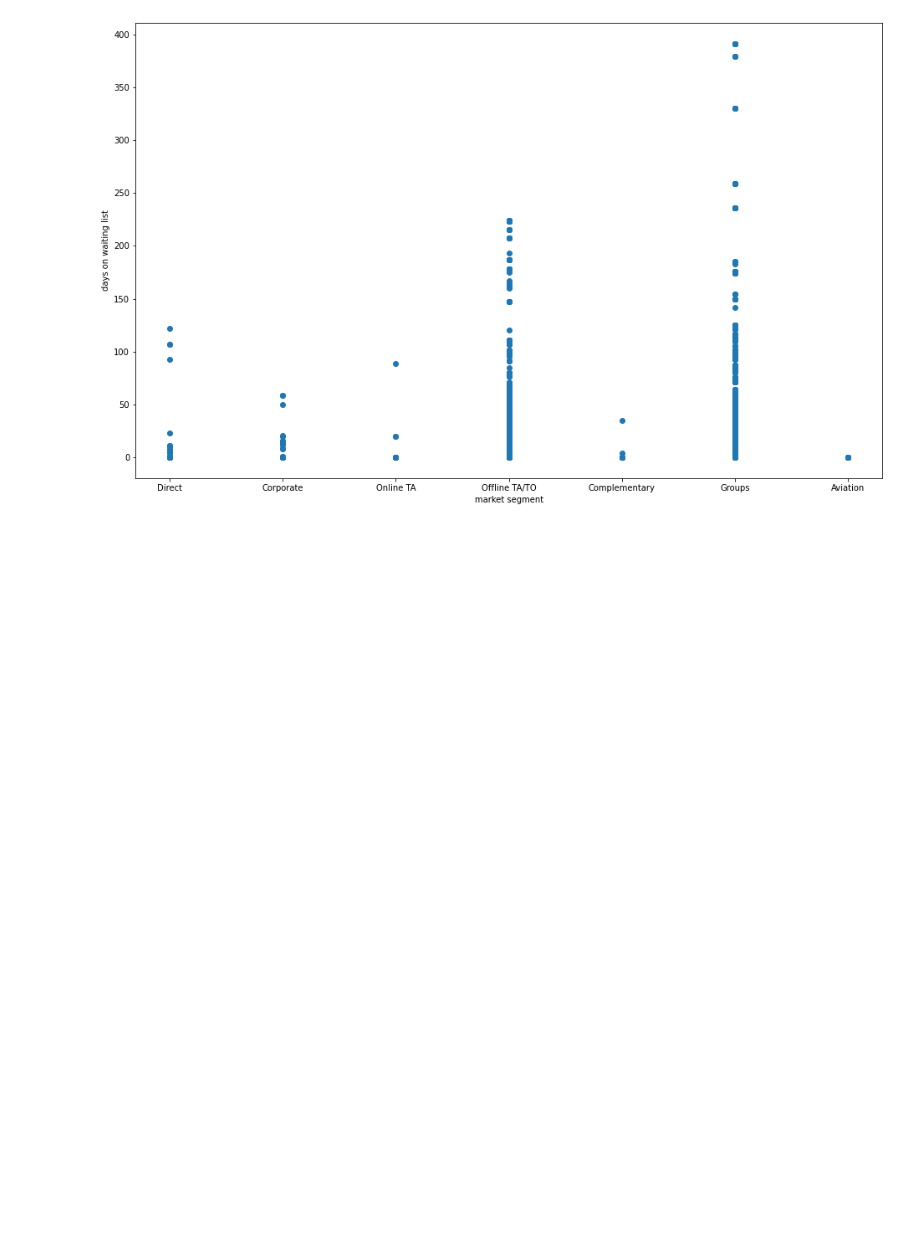
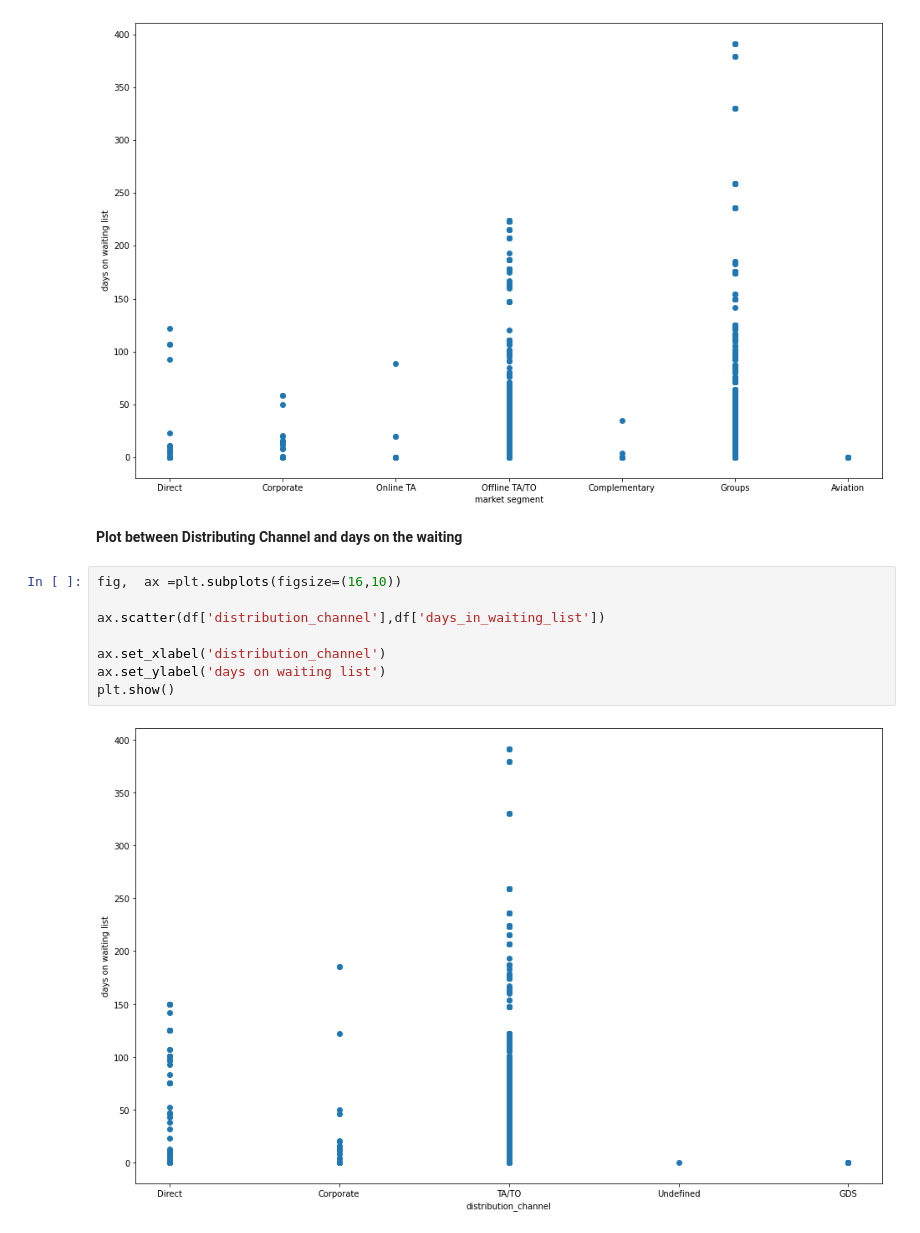
Before and after one commit to kishorpatil03/Hotel-Booking-Analysis, a Jupyter notebook: Hotel_Booking_Analysis_Capstone_Project.ipynb, the cells around one changed output. Drawn from its saved outputs; the diff is of its cells as text; blank space fills up the shorter version.

```diff
--- a/Hotel_Booking_Analysis_Capstone_Project.ipynb
+++ b/Hotel_Booking_Analysis_Capstone_Project.ipynb
@@ -275,3 +275,15 @@ ax.set_ylabel('days on waiting list')
 plt.show()
 # %% [output]
 [figure]
+# %% [markdown]
+**Plot between Distributing Channel and days on the waiting**
+# %%
+fig,  ax =plt.subplots(figsize=(16,10))
+
+ax.scatter(df['distribution_channel'],df['days_in_waiting_list'])
+
+ax.set_xlabel('distribution_channel')
+ax.set_ylabel('days on waiting list')
+plt.show()
+# %% [output]
+[figure, added]
```
Also changed, not shown: parts of 5 cells of this notebook.
